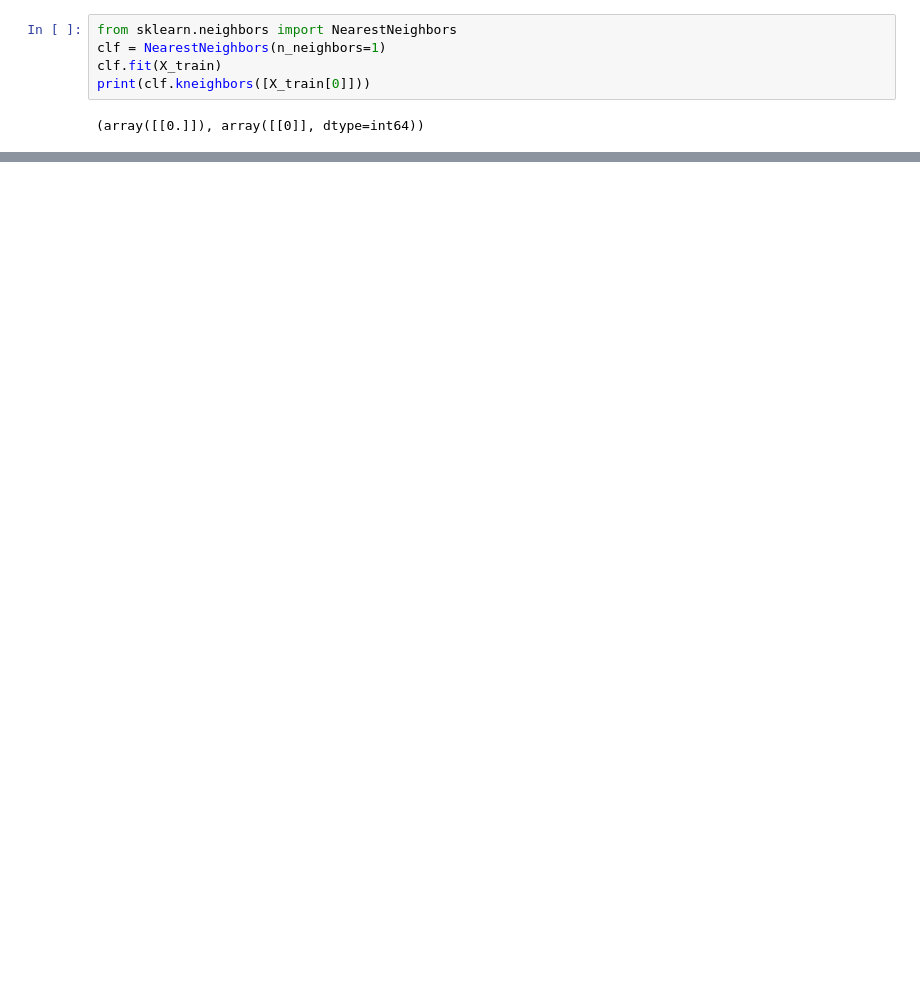
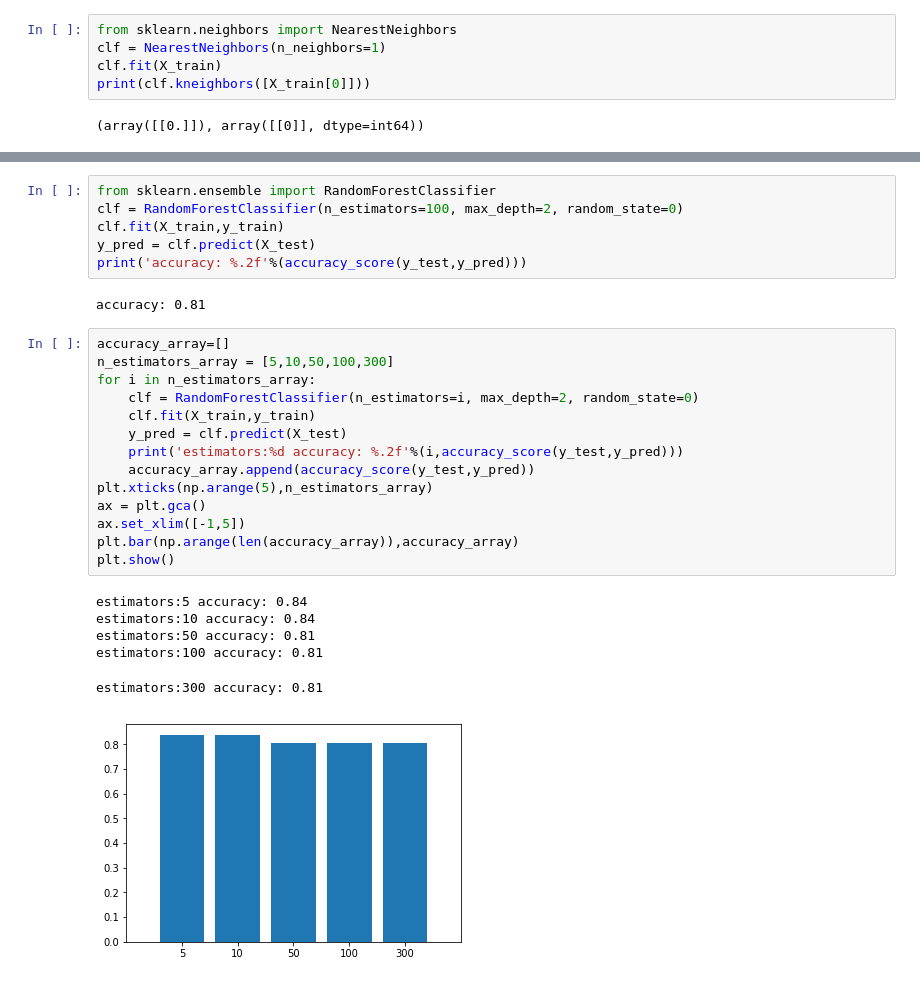
Before and after one commit to gudrb/machine_learning_class, a Jupyter notebook: machine learning hw4.ipynb, the cells around one changed output, grey strips where cells are left out. Saved outputs shown, nothing was run; the diff lists cells and outputs as text; blank space fills up the shorter version.

```diff
--- a/machine learning hw4.ipynb
+++ b/machine learning hw4.ipynb
@@ -195,0 +235,29 @@ print(clf.kneighbors([X_train[0]]))
+# %%
+from sklearn.ensemble import RandomForestClassifier
+clf = RandomForestClassifier(n_estimators=100, max_depth=2, random_state=0)
+clf.fit(X_train,y_train)
+y_pred = clf.predict(X_test)
+print('accuracy: %.2f'%(accuracy_score(y_test,y_pred)))
+# %% [output]
+accuracy: 0.81
+# %%
+accuracy_array=[]
+n_estimators_array = [5,10,50,100,300]
+for i in n_estimators_array:
+    clf = RandomForestClassifier(n_estimators=i, max_depth=2, random_state=0)
+    clf.fit(X_train,y_train)
+    y_pred = clf.predict(X_test)
+    print('estimators:%d accuracy: %.2f'%(i,accuracy_score(y_test,y_pred)))
+    accuracy_array.append(accuracy_score(y_test,y_pred))
+plt.xticks(np.arange(5),n_estimators_array)
+ax = plt.gca()
+ax.set_xlim([-1,5])
+plt.bar(np.arange(len(accuracy_array)),accuracy_array)
+plt.show()
+# %% [output]
+estimators:5 accuracy: 0.84
+estimators:10 accuracy: 0.84
+estimators:50 accuracy: 0.81
+estimators:100 accuracy: 0.81
+estimators:300 accuracy: 0.81
+[figure, added]
```
Also changed, not shown: parts of 29 cells of this notebook.
